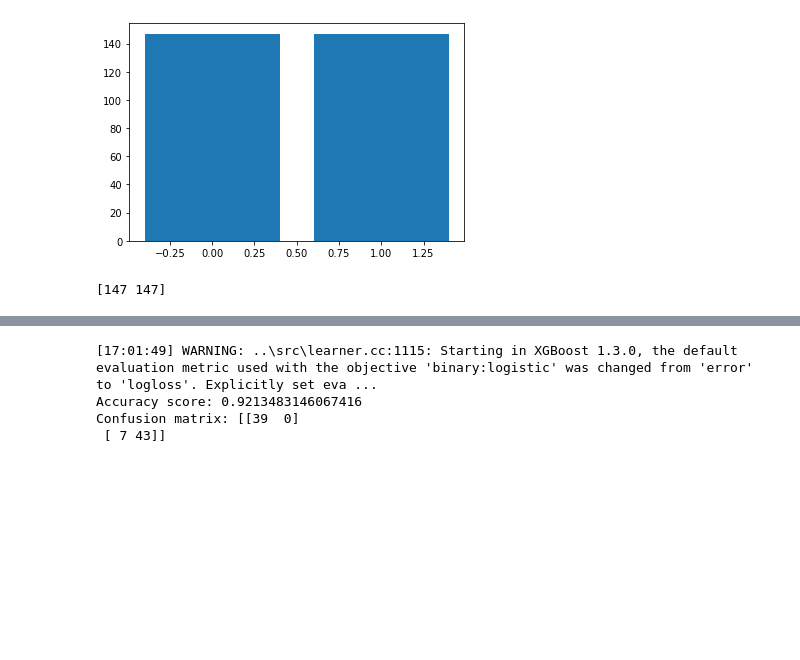
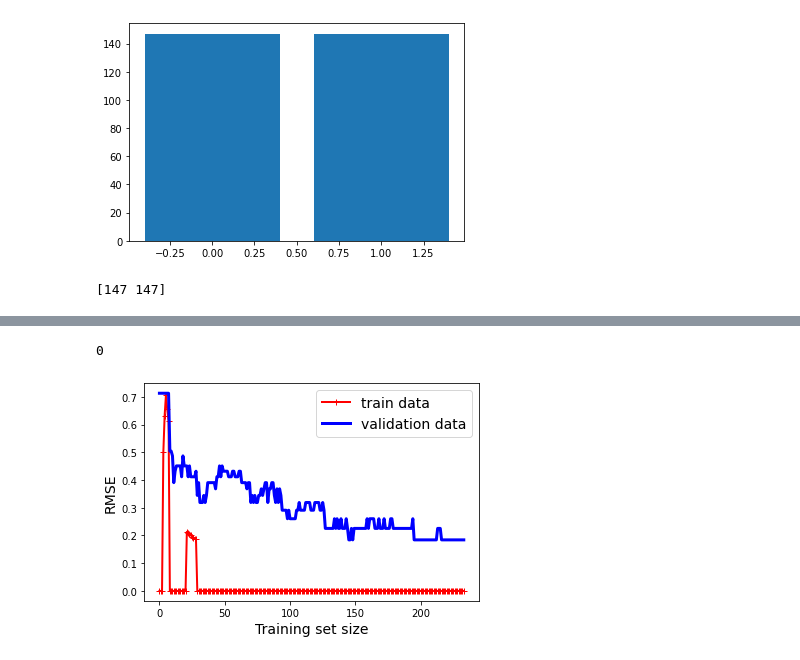
Before and after one commit to ChiaraBecht/Supervised_Machine_Learning, a Jupyter notebook: Balance_Train_Models.ipynb, the cells around one changed output, grey strips where cells are left out. Cells and saved outputs as stored; diff of their text form; code cells hidden in the pictures; blank space fills up the shorter version.

```diff
--- a/Balance_Train_Models.ipynb
+++ b/Balance_Train_Models.ipynb
@@ -87,0 +256,8 @@ X_train, X_test, y_train, y_test = train_test_split(x_smote, y_smote, test_size
+# %%
+from sklearn.svm import SVC
+svm = SVC(kernel='rbf')
+svm.fit(X_train, y_train)
+y_pred = svm.predict(X_test)
+evaluate(y_test, y_pred)
+
+#plot_learning_curves(svm, X_train, y_train, X_test, y_test)
@@ -88,10 +275,15 @@ X_train, X_test, y_train, y_test = train_test_split(x_smote, y_smote, test_size
 # %%
-# logistic regression
-# train the model
-logreg = LogisticRegression()
-history = logreg.fit(X_train, y_train)
-y_pred = logreg.predict(X_test)
-print('Accuracy score:', accuracy_score(y_pred, y_test))
+#xgboost classifier
+xgb_model = XGBClassifier(objective='binary:logistic').fit(X_train, y_train)
 
-print('Confusion matrix:', confusion_matrix(y_test,y_pred))
+# predict
+xgb_y_predict = xgb_model.predict(X_test)
+
+# accuracy score
+print('Accuracy score:', accuracy_score(xgb_y_predict, y_test))
+
+print('Confusion matrix:', confusion_matrix(y_test,xgb_y_predict))
+
+
+plot_learning_curves(xgb_model, X_train, y_train, X_test, y_test)
 # %% [output]
@@ -101,16 +307,2 @@ Confusion matrix: [[35  4]
+0
+[figure, added]
-# %%
-#xgboost classifier
-xgb_model = XGBClassifier().fit(X_train, y_train)
-
-# predict
-xgb_y_predict = xgb_model.predict(X_test)
-
-# accuracy score
-print('Accuracy score:', accuracy_score(xgb_y_predict, y_test))
-
-print('Confusion matrix:', confusion_matrix(y_test,xgb_y_predict))
-# %% [output]
-[17:01:49] WARNING: ..\src\learner.cc:1115: Starting in XGBoost 1.3.0, the default evaluation metric used with the objective 'binary:logistic' was changed from 'error' to 'logloss'. Explicitly set eva ...
-Accuracy score: 0.9213483146067416
-Confusion matrix: [[39  0]
- [ 7 43]]
```
Also changed, not shown: parts of 18 cells of this notebook.
